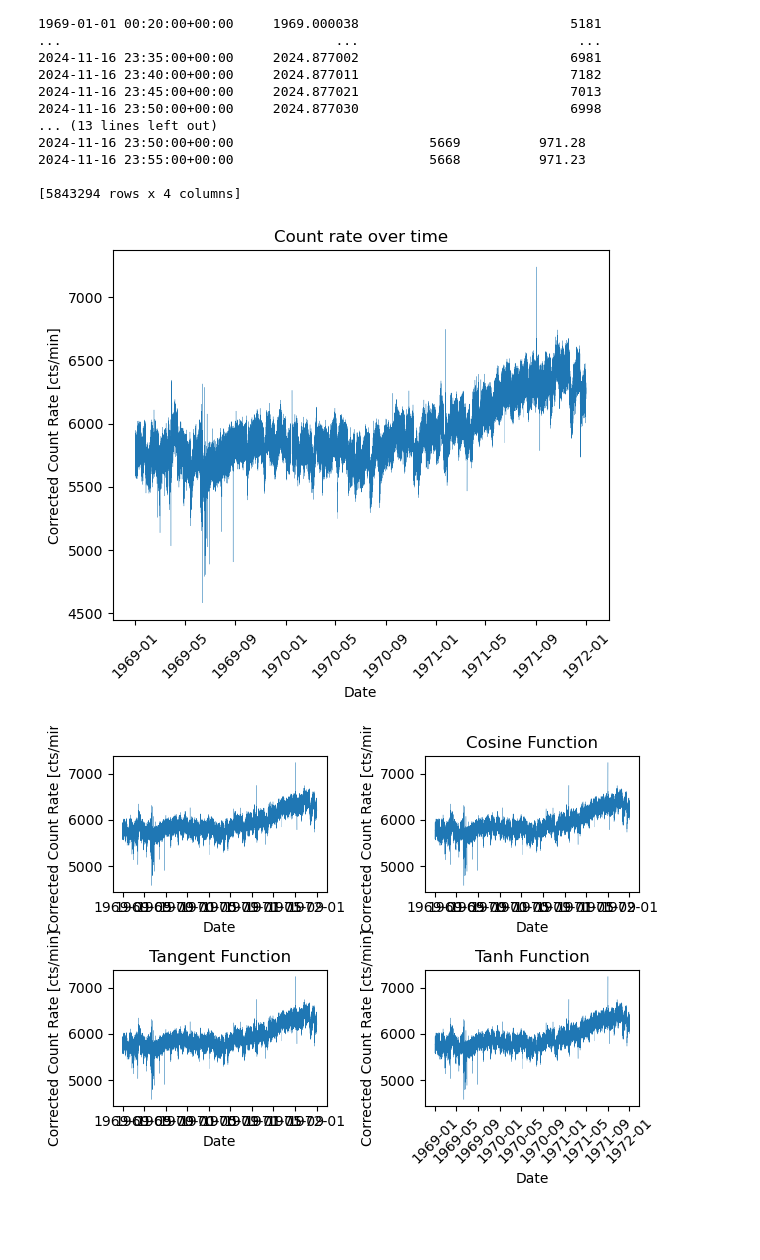
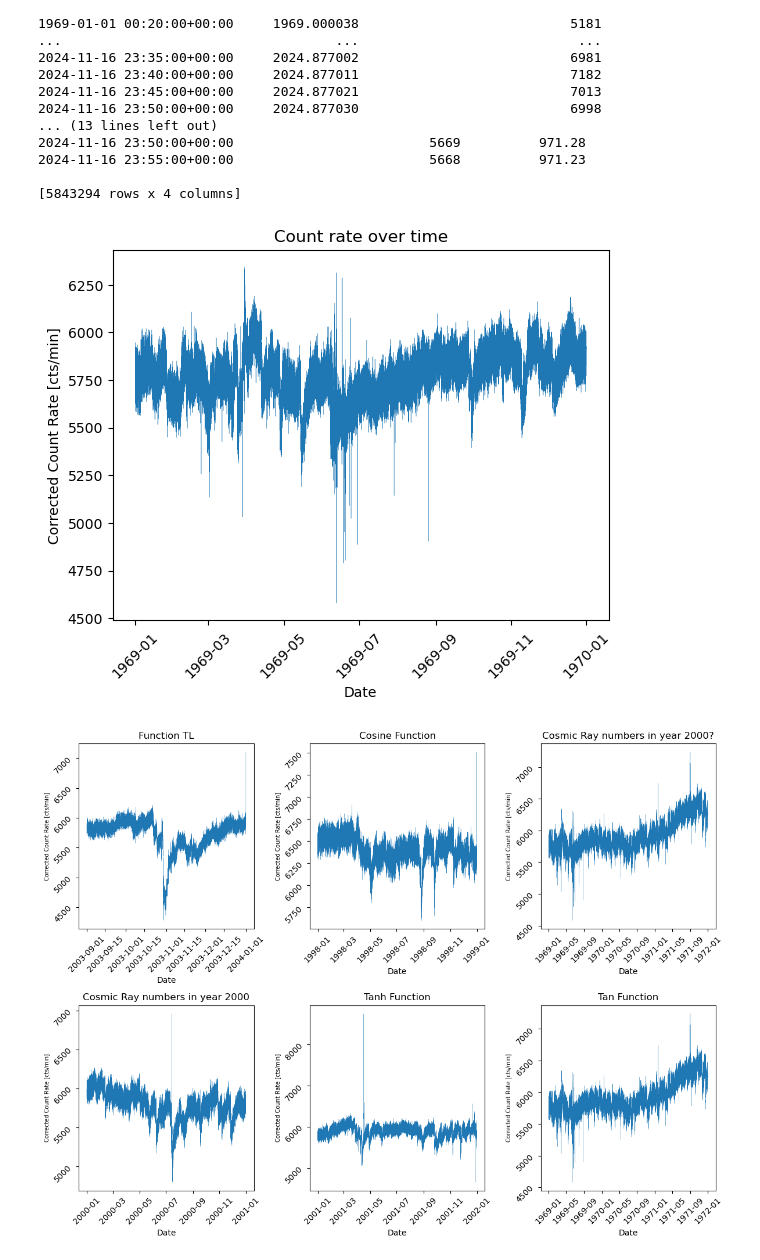
Before and after one commit to JamesGebala/High-energy-cosmic-rays-The-journey-from-supernovae-to-Earth, a Jupyter notebook: personal project plot.ipynb, the cells around one changed output. Drawn from its saved outputs; the diff is of its cells as text; code cells hidden in the pictures; blank space fills up the shorter version.

Commit message:
fixed subplots and cleaned up notes on code

```diff
--- a/personal project plot.ipynb
+++ b/personal project plot.ipynb
@@ -108,8 +106,9 @@ Timestamp
 [5843294 rows x 4 columns]
 # %%
 sp = '1969-01-01 00:00:00'
-ep = '1972-01-01 00:00:00'
+ep = '1970-01-01 00:00:00'
 df_plot = data_1.loc[sp:ep]
+#replacing zero results with numpy not a number (nan) to clean data and get readable graphs
 plt.plot(df_plot.index, df_plot['CorrectedCountRate[cts/min]'].replace(0, np.nan),linewidth=0.2)
 plt.xlabel('Date')
 plt.xticks(rotation=45)
@@ -117,60 +116,82 @@ plt.ylabel('Corrected Count Rate [cts/min]')
 plt.title('Count rate over time')
 plt.savefig('Count rate graph 1969-01-01 to 1970-01-01 5 minute intervals')
 # %% [output]
-[figure, old version]
+[figure, new version]
 # %%
 y=data_1['CorrectedCountRate[cts/min]'].replace(0, np.nan)
 # %%
-sp1 = '1969-01-01 00:00:00'
-ep1 = '1972-01-01 00:00:00'
-sp2 = '1969-01-01 00:00:00'
-ep2 = '1972-01-01 00:00:00'
-sp3 = '1969-01-01 00:00:00'
-ep3 = '1972-01-01 00:00:00'
-sp4 = '1969-01-01 00:00:00'
-ep4 = '1972-01-01 00:00:00'
+sp1 = '2003-09-01 00:00:00'
+ep1 = '2004-01-01 00:00:00'
+sp2 = '1998-01-01 00:00:00'
+ep2 = '1999-01-01 00:00:00'
+sp3 = '2000-01-01 00:00:00'
+ep3 = '2001-01-01 00:00:00'
+sp4 = '2001-01-01 00:00:00'
+ep4 = '2002-01-01 00:00:00'
+sp5 = '1969-01-01 00:00:00'
+ep5 = '1972-01-01 00:00:00'
+sp6 = '1969-01-01 00:00:00'
+ep6 = '1972-01-01 00:00:00'
 # %%
+#setting the bounds of the data
 df_plot1 = data_1.loc[sp1:ep1]
 df_plot2 = data_1.loc[sp2:ep2]
 df_plot3 = data_1.loc[sp3:ep3]
 df_plot4 = data_1.loc[sp4:ep4]
+df_plot5 = data_1.loc[sp5:ep5]
+df_plot6 = data_1.loc[sp6:ep6]
 
-# Get the angles from 0 to 2 pie (360 degree) in narray object
+# Get the dates from pandas array
 X = df_plot.index
 
-# Using built-in trigonometric function we can directly plot
-# the given cosine wave for the given angles
+# Initialise the subplot function using number of rows and columns
+figure, axis = plt.subplots(2, 3, figsize=(12, 9))
 
-# Initialise the subplot function using number of rows and columns
-figure, axis = plt.subplots(2, 2)
-
-# For Sine Function
+# For top left Function
 axis[0, 0].plot(df_plot1.index, df_plot1['CorrectedCountRate[cts/min]'].replace(0, np.nan),linewidth=0.2)
+axis[0, 0].set_title("Function TL")
 axis[0, 0].set_xlabel('Date')
-axis[0, 0].set_ylabel('Corrected Count Rate [cts/min]')
+axis[0, 0].tick_params(labelrotation=45)
+axis[0, 0].set_ylabel('Corrected Count Rate [cts/min]',fontsize = 7)
 
 
-# For Cosine Function
+# For middle top Function
 axis[0, 1].plot(df_plot2.index, df_plot2['CorrectedCountRate[cts/min]'].replace(0, np.nan),linewidth=0.2)
 axis[0, 1].set_title("Cosine Function")
 axis[0, 1].set_xlabel('Date')
-axis[0, 1].set_ylabel('Corrected Count Rate [cts/min]')
+axis[0, 1].tick_params(labelrotation=45)
+axis[0, 1].set_ylabel('Corrected Count Rate [cts/min]',fontsize = 7)
 
-# For Tangent Function
+# For bottom left Function
 axis[1, 0].plot(df_plot3.index, df_plot3['CorrectedCountRate[cts/min]'].replace(0, np.nan),linewidth=0.2)
-axis[1, 0].set_title("Tangent Function")
+axis[1, 0].set_title("Cosmic Ray numbers in year 2000")
 axis[1, 0].set_xlabel('Date')
-axis[1, 0].set_ylabel('Corrected Count Rate [cts/min]')
+axis[1, 0].tick_params(labelrotation=45)
+axis[1, 0].set_ylabel('Corrected Count Rate [cts/min]',fontsize = 7)
 
-# For Tanh Function
+# For middle bottom Function
 axis[1, 1].plot(df_plot4.index, df_plot4['CorrectedCountRate[cts/min]'].replace(0, np.nan),linewidth=0.2)
 axis[1, 1].set_title("Tanh Function")
 axis[1, 1].set_xlabel('Date')
-axis[1, 1].set_ylabel('Corrected Count Rate [cts/min]')
+axis[1, 1].tick_params(labelrotation=45)
+axis[1, 1].set_ylabel('Corrected Count Rate [cts/min]',fontsize = 7)
+
+# For top right Function
+axis[0, 2].plot(df_plot5.index, df_plot5['CorrectedCountRate[cts/min]'].replace(0, np.nan),linewidth=0.2)
+axis[0, 2].set_title("Cosmic Ray numbers in year 2000?")
+axis[0, 2].set_xlabel('Date')
+axis[0, 2].tick_params(labelrotation=45)
+axis[0, 2].set_ylabel('Corrected Count Rate [cts/min]',fontsize = 7)
+
+# For bottom right Function
+axis[1, 2].plot(df_plot6.index, df_plot6['CorrectedCountRate[cts/min]'].replace(0, np.nan),linewidth=0.2)
+axis[1, 2].set_title("Tan Function")
+axis[1, 2].set_xlabel('Date')
+axis[1, 2].tick_params(labelrotation=45)
+axis[1, 2].set_ylabel('Corrected Count Rate [cts/min]',fontsize = 7)
 
 # Combine all the operations and display
-plt.xticks(rotation=45)
 plt.tight_layout()
 plt.show()
 # %% [output]
-[figure, old version]
+[figure, new version]
```
Also changed, not shown: parts of 3 cells of this notebook.
